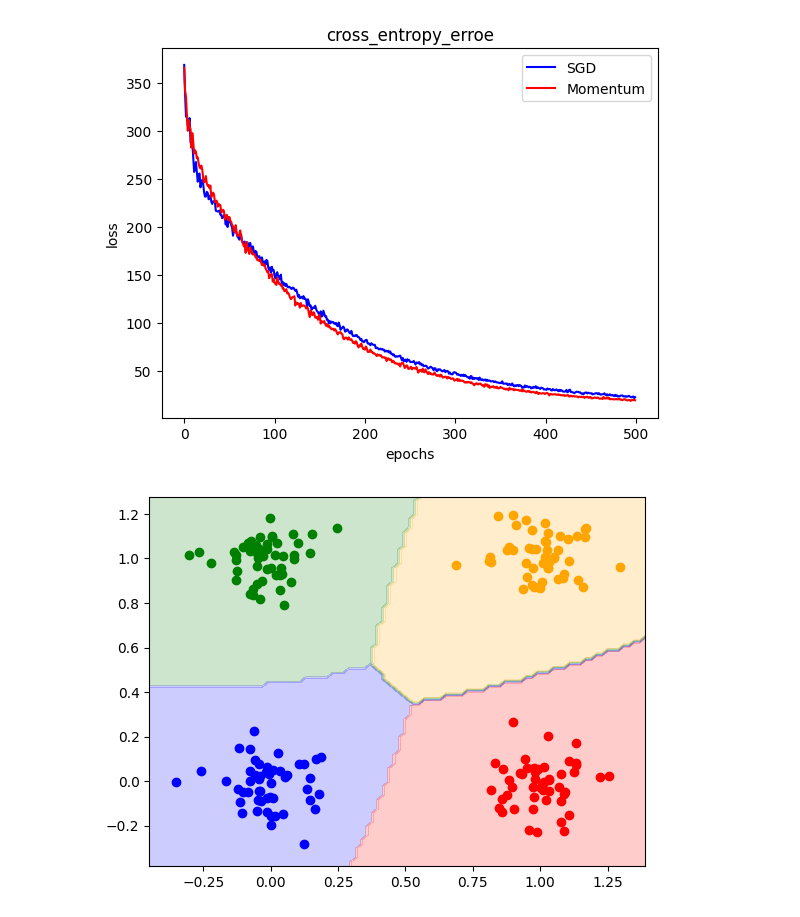
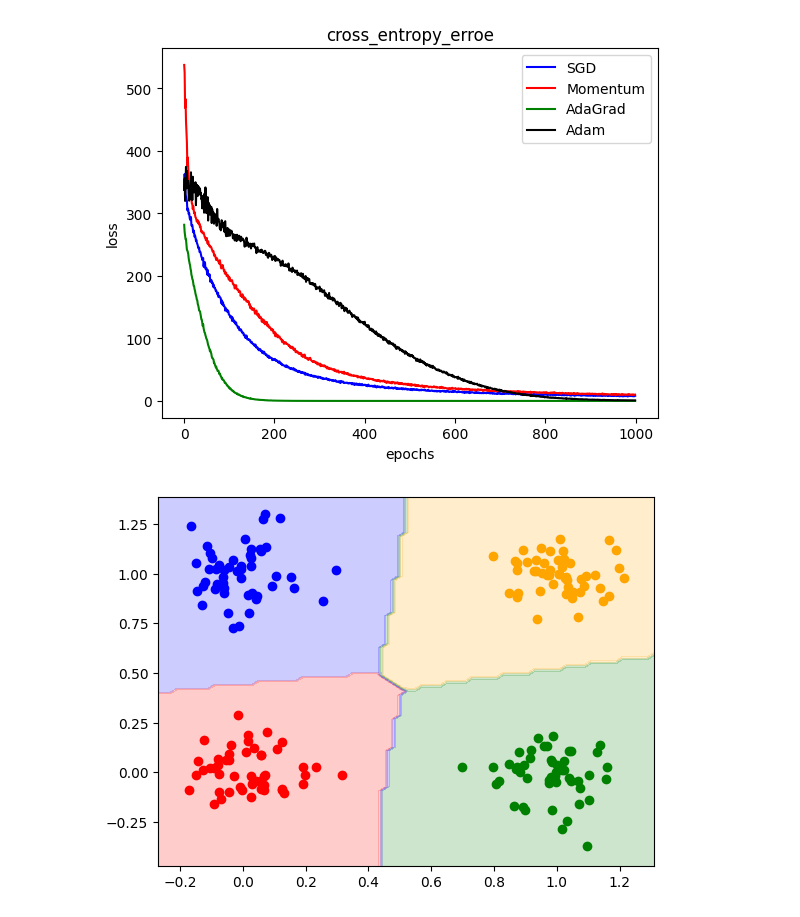
Before and after one commit to deguc/datascience, a Jupyter notebook: optimization.ipynb, the cells around one changed output. Drawn from its saved outputs; the diff is of its cells as text; code cells hidden in the pictures.

```diff
--- a/optimization.ipynb
+++ b/optimization.ipynb
@@ -91,7 +91,7 @@ class Sigmoid:  #シグモイドレイヤ
     return delta*(1-y)*y
 
 class SGD:
-  def __init__(self,eta=0.1):
+  def __init__(self,eta=0.01):
     self.eta=0.1
   def __call__(self,params,grads):
     for p,g in zip(params,grads):
@@ -102,12 +102,46 @@ class Momentum:
     self.eta=eta
     self.momentum=momentum
     self.v=None
-  def __call__(self,paras,grads):
+  def __call__(self,params,grads):
     if self.v is None:
-      self.v=np.zeros_like(paras)
-    for p,g,u in zip(paras,grads,self.v):
+      self.v=np.zeros_like(params)
+    for p,g,u in zip(params,grads,self.v):
       u=self.momentum*u-self.eta*g
       p += u
+
+class AdaGrad:
+  def __init__(self,eta=0.01):
+    self.eta=eta
+    self.h=None
+  def __call__(self,params,grads):
+    if self.h is None:
+      self.h=np.zeros_like(params)
+    for p,g,i in zip(params,grads,self.h):
+      i += g*g
+      p -= self.eta*g/(np.sqrt(i)+1e-7)
+
+class Adam:
+    def __init__(self, eta=0.001, beta1=0.9, beta2=0.999):
+        self.eta =eta
+        self.beta1 = beta1
+        self.beta2 = beta2
+        self.iter = 0
+        self.m = None
+        self.v = None
+
+    def __call__(self, params, grads):
+        if self.m is None:
+            self.m=np.zeros_like(params)
+            self.v=np.zeros_like(params)
+
+        self.iter += 1
+        lr_t  = self.eta * np.sqrt(1.0 - self.beta2**self.iter) / (1.0 - self.beta1**self.iter)
+
+        for p,g,n,u in zip(params,grads,self.m,self.v):
+            n += (1 - self.beta1) * (g - n)
+            u += (1 - self.beta2) * (g**2 - u)
+
+            p -= lr_t * n / (np.sqrt(u) + 1e-7)
 
 
 class Affine: #アフィンレイア
@@ -202,37 +236,46 @@ class Twin: #２層で構成されたニューロネットワーク
     return np.argmax(y,axis=1)
 
   def history(self): #学習状況を描写
     plt.title('cross_entropy_erroe')
     plt.xlabel('epochs')
     plt.ylabel('loss')
     plt.plot(self.loss)
     plt.show()
 
 
-X,y=MakeData(y=[1,2,0,3],N=50,scale=0.1) #学習用のデータの準備
+X,y=MakeData(y=[0,1,2,3],N=50,scale=0.1) #学習用のデータの準備
 input_dim=X.shape[1]
 output_dim=np.max(y)+1
 
-model1=Twin(input_dim,5,output_dim)
-model1.fit(X,y,epochs=500,optimizer=SGD())
+H=5
+model1=Twin(input_dim,H,output_dim)
+model1.fit(X,y,optimizer=SGD())
 
-model2=Twin(input_dim,5,output_dim)
-model2.fit(X,y,epochs=500,optimizer=Momentum())
+model2=Twin(input_dim,H,output_dim)
+model2.fit(X,y,optimizer=Momentum())
+
+model3=Twin(input_dim,H,output_dim)
+model3.fit(X,y,optimizer=AdaGrad())
+
+model4=Twin(input_dim,H,output_dim)
+model4.fit(X,y,optimizer=Adam())
 
 
 plt.title('cross_entropy_erroe')
 plt.xlabel('epochs')
 plt.ylabel('loss')
 plt.plot(model1.loss,color='b',label='SGD')
 plt.plot(model2.loss,color='r',label='Momentum')
+plt.plot(model3.loss,color='g',label='AdaGrad')
+plt.plot(model4.loss,color='k',label='Adam')
 plt.legend()
 plt.show()
 
 
 
 
 
 decision_regions(X,y,model1)
 # %% [output]
-[figure, old version]
+[figure, new version]
-[figure, old version]
+[figure, new version]
```
